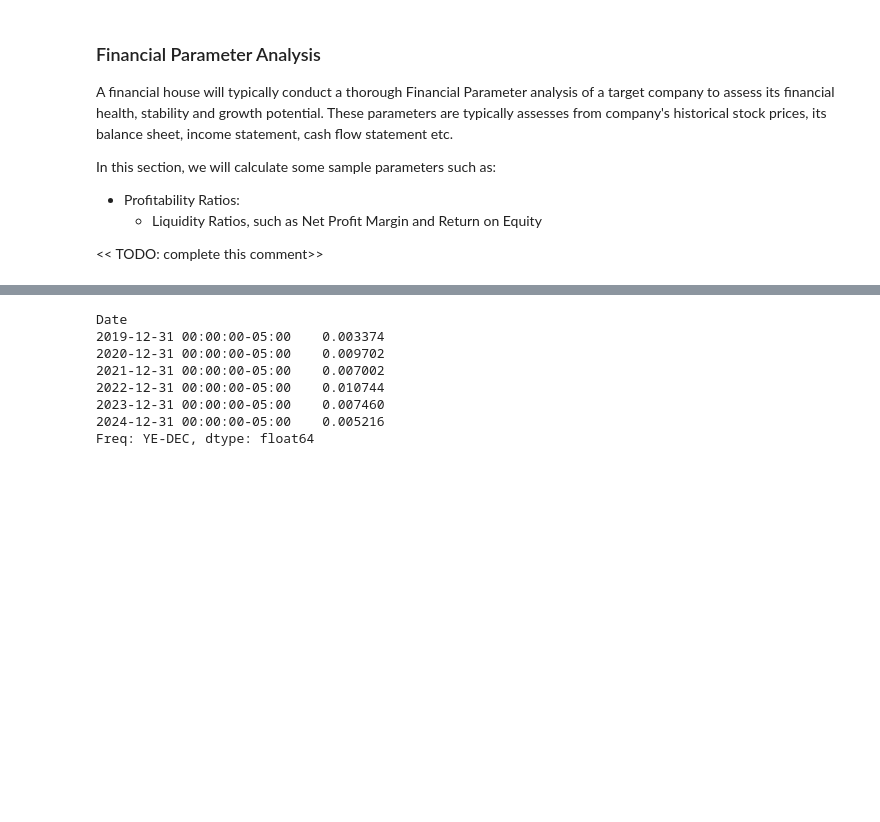
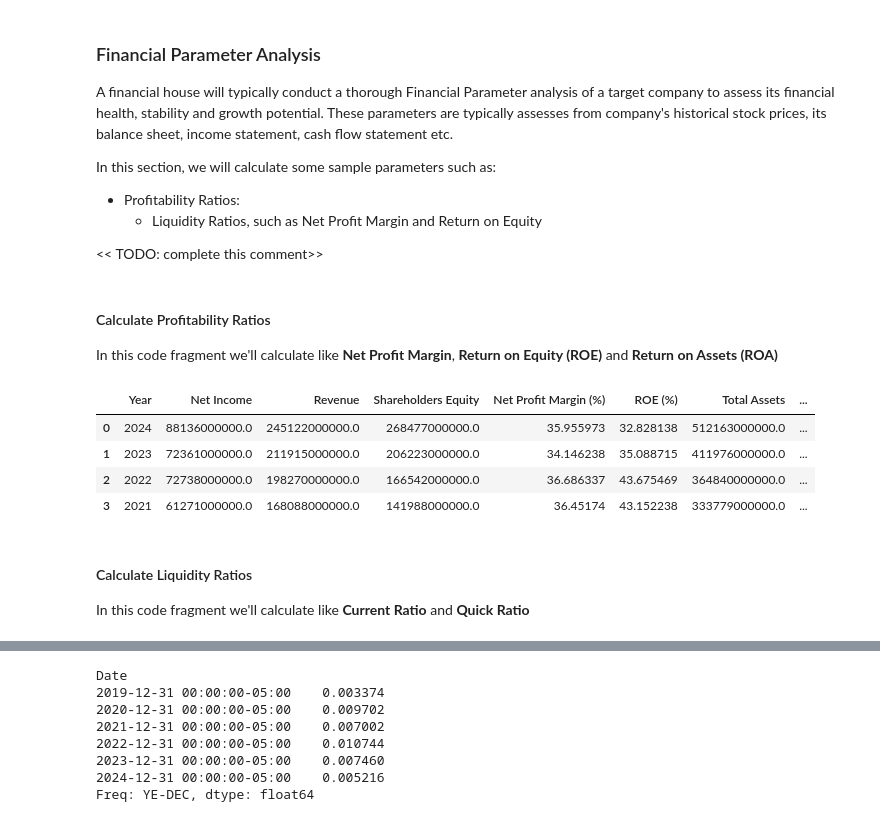
Before and after one commit to mjbhobe/InvestmentDecisionAnalysis, a Jupyter notebook: InvestmentDecisionAnalysis.ipynb, the cells around one changed output, grey strips where cells are left out. Saved outputs shown, nothing was run; the diff lists cells and outputs as text; code cells hidden in the pictures; blank space fills up the shorter version.

```diff
--- a/InvestmentDecisionAnalysis.ipynb
+++ b/InvestmentDecisionAnalysis.ipynb
@@ -45,2 +48,54 @@ def download_company_data(symbol: str):
-# %%
-ticker, market_data = download_company_data("MSFT")
+# %% [markdown]
+#### Calculate Profitability Ratios
+In this code fragment we'll calculate like **Net Profit Margin**, **Return on Equity (ROE)** and **Return on Assets (ROA)**
+# %%
+def calculate_profitability_ratios(symbol):
+    # Fetch ticker data for symbol
+    ticker, _ = download_company_data(symbol)
+
+    # Fetch annual financials (income statement and balance sheet)
+    financials = ticker.financials
+    income_statement = ticker.financials
+    balance_sheet = ticker.balance_sheet
+
+    # Extract net income, total revenue and total assets for past 5 years
+    net_income = income_statement.loc["Net Income"]
+    revenue = financials.loc["Total Revenue"]
+    total_assets = balance_sheet.loc["Total Assets"]
+    shareholders_equity = balance_sheet.loc["Stockholders Equity"]
+
+    # Calculate Net Profit Margin
+    net_profit_margin = (net_income / revenue) * 100
+
+    # Calculate ROE (Return on Equity)
+    roe = (net_income / shareholders_equity) * 100
+
+    # Calculate ROA for each year
+    roa = net_income / total_assets
+
+    # Prepare a DataFrame with the relevant data
+    profitability_ratios = pd.DataFrame(
+        {
+            "Year": net_income.index.year,
+            "Net Income": net_income.values,
+            "Revenue": revenue.values,
+            "Shareholders Equity": shareholders_equity.values,
+            "Net Profit Margin (%)": net_profit_margin.values,
+            "ROE (%)": roe.values,
+            "Total Assets": total_assets.values,
+            "ROA": roa.values,
+        }
+    )
+    return profitability_ratios
+# %%
+profitability_ratios = calculate_profitability_ratios("MSFT")
+profitability_ratios
+# %% [output]
+|  | Year | Net Income | Revenue | Shareholders Equity | Net Profit Margin (%) | ROE (%) | Total Assets | ... |
+| 0 | 2024 | 88136000000.0 | 245122000000.0 | 268477000000.0 | 35.955973 | 32.828138 | 512163000000.0 | ... |
+| 1 | 2023 | 72361000000.0 | 211915000000.0 | 206223000000.0 | 34.146238 | 35.088715 | 411976000000.0 | ... |
+| 2 | 2022 | 72738000000.0 | 198270000000.0 | 166542000000.0 | 36.686337 | 43.675469 | 364840000000.0 | ... |
+| 3 | 2021 | 61271000000.0 | 168088000000.0 | 141988000000.0 | 36.45174 | 43.152238 | 333779000000.0 | ... |
+# %% [markdown]
+#### Calculate Liquidity Ratios
+In this code fragment we'll calculate like **Current Ratio** and **Quick Ratio**
```
Also changed, not shown: parts of 18 cells of this notebook, 2 other files.
